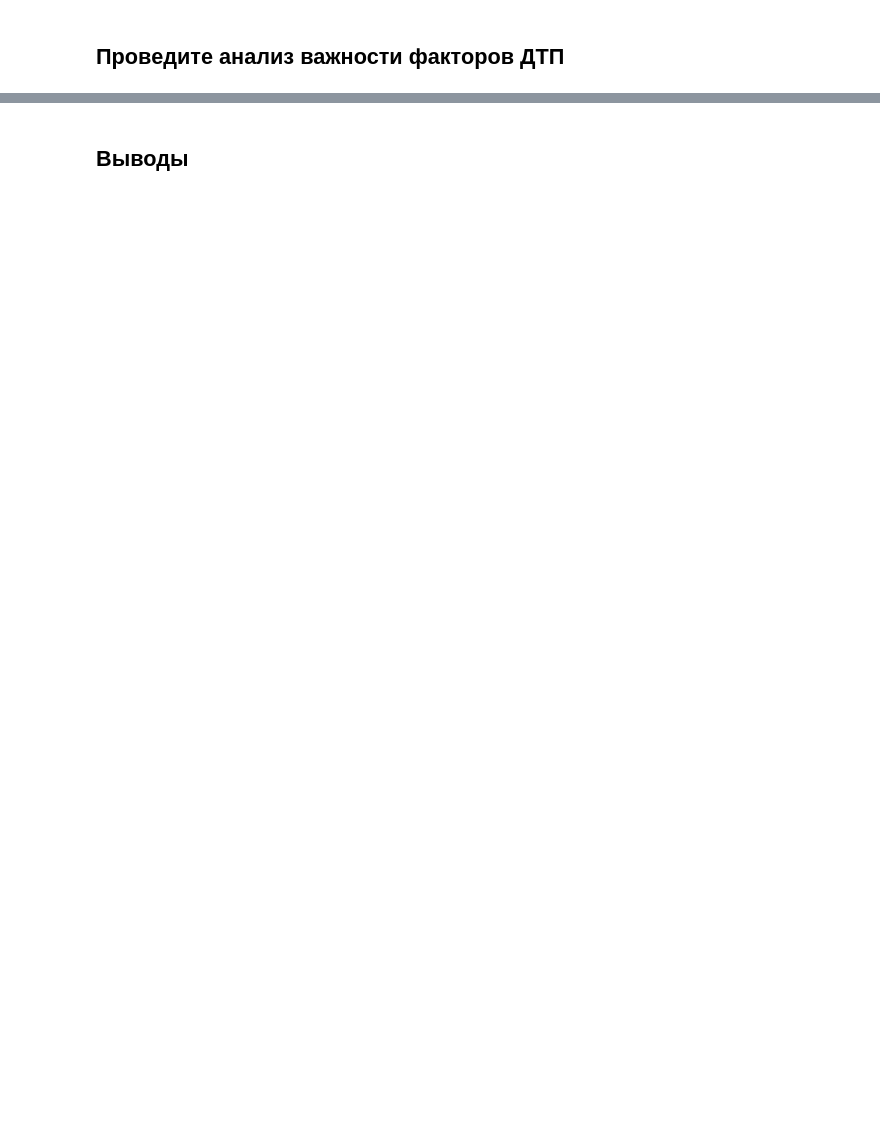
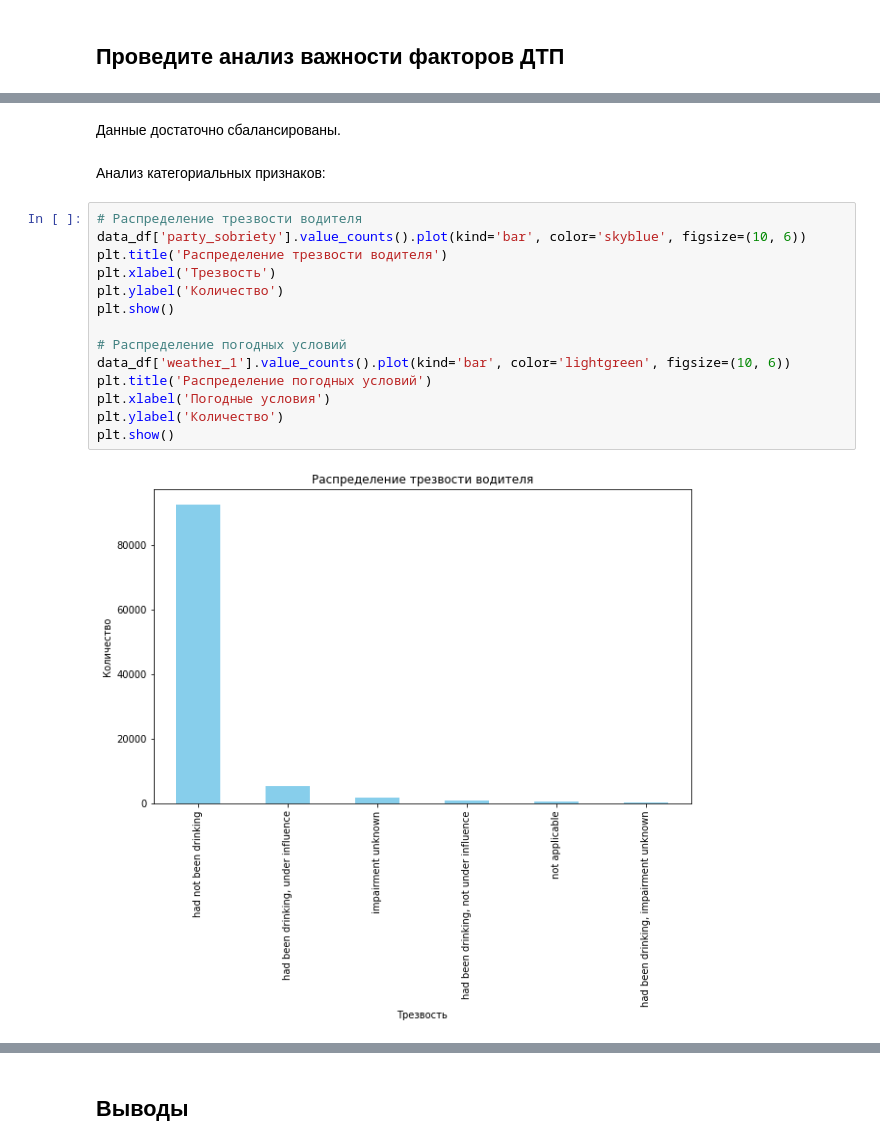
Before and after one commit to vilesova/traffic-accident-prediction-model, a Jupyter notebook: traffic-accident-prediction-model.ipynb, the cells around one changed output, grey strips where cells are left out. Drawn from its saved outputs; the diff is of its cells as text; blank space fills up the shorter version.

```diff
--- a/traffic-accident-prediction-model.ipynb
+++ b/traffic-accident-prediction-model.ipynb
@@ -210,0 +287,20 @@ weighted avg       0.64      0.63      0.60     30981
+# %% [markdown]
+Данные достаточно сбалансированы.
+# %% [markdown]
+Анализ категориальных признаков:
+# %%
+# Распределение трезвости водителя
+data_df['party_sobriety'].value_counts().plot(kind='bar', color='skyblue', figsize=(10, 6))
+plt.title('Распределение трезвости водителя')
+plt.xlabel('Трезвость')
+plt.ylabel('Количество')
+plt.show()
+
+# Распределение погодных условий
+data_df['weather_1'].value_counts().plot(kind='bar', color='lightgreen', figsize=(10, 6))
+plt.title('Распределение погодных условий')
+plt.xlabel('Погодные условия')
+plt.ylabel('Количество')
+plt.show()
+# %% [output]
+[figure, added]
```
Also changed, not shown: parts of 28 cells of this notebook.
